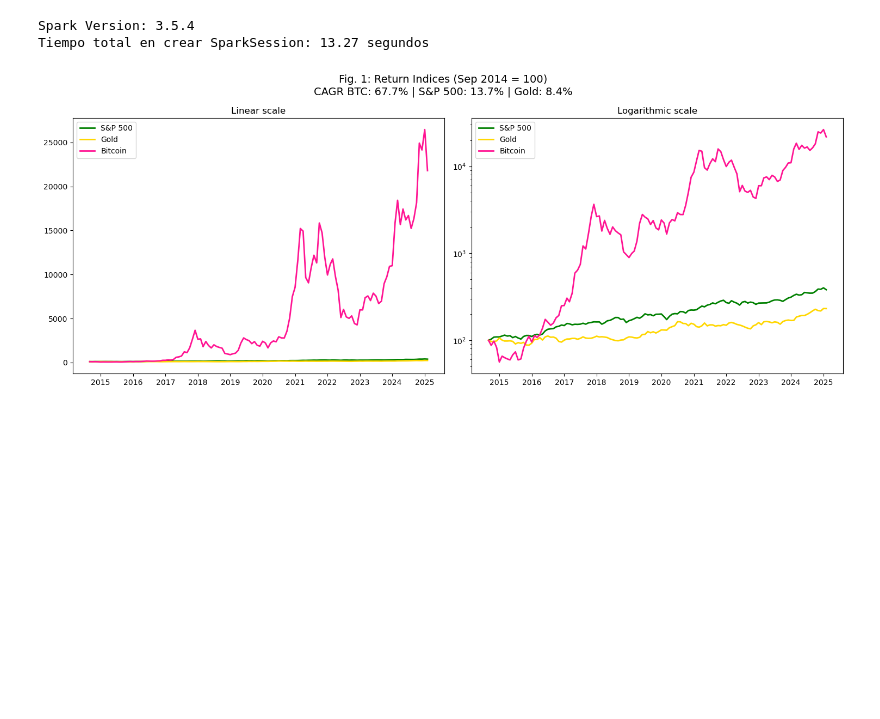
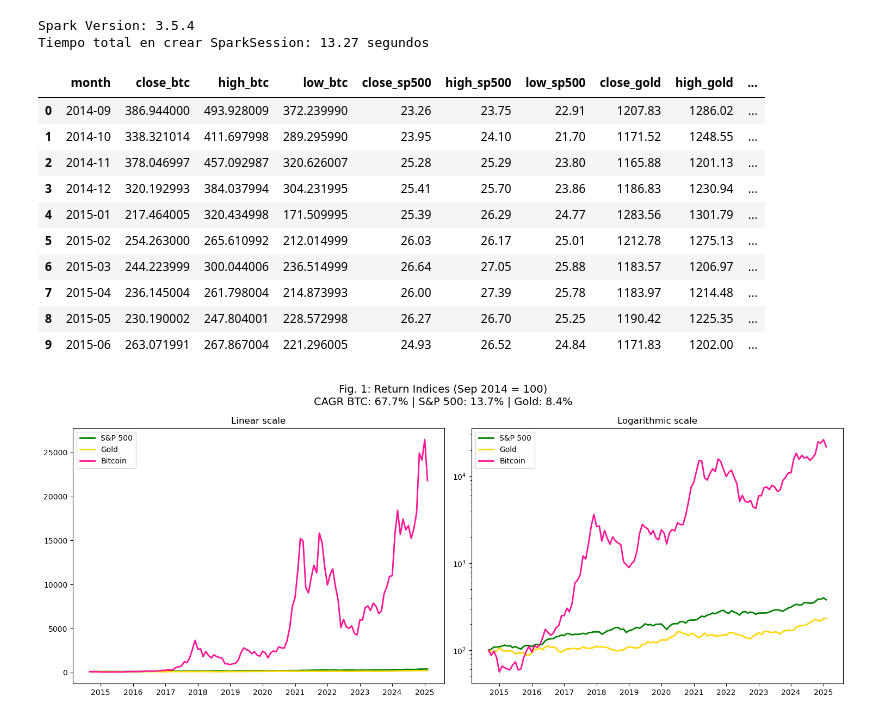
Before and after one commit to gj-goncalvescaldas/btc-3-asset-portfolio-extension, a Jupyter notebook: notebooks/03_study_replication_extended.ipynb, the cells around one changed output. Saved outputs shown, nothing was run; the diff lists cells and outputs as text; code cells hidden in the pictures; blank space fills up the shorter version.

```diff
--- a/notebooks/03_study_replication_extended.ipynb
+++ b/notebooks/03_study_replication_extended.ipynb
@@ -42,6 +42,20 @@ Spark Version: 3.5.4
 Tiempo total en crear SparkSession: 13.27 segundos
 # %%
 final_df_study = pd.read_csv("../data/final_df_extended.csv")
+
+final_df_study.head(10)
+# %% [output]
+|  | month | close_btc | high_btc | low_btc | close_sp500 | high_sp500 | low_sp500 | close_gold | high_gold | ... |
+| 0 | 2014-09 | 386.944000 | 493.928009 | 372.239990 | 23.26 | 23.75 | 22.91 | 1207.83 | 1286.02 | ... |
+| 1 | 2014-10 | 338.321014 | 411.697998 | 289.295990 | 23.95 | 24.10 | 21.70 | 1171.52 | 1248.55 | ... |
+| 2 | 2014-11 | 378.046997 | 457.092987 | 320.626007 | 25.28 | 25.29 | 23.80 | 1165.88 | 1201.13 | ... |
+| 3 | 2014-12 | 320.192993 | 384.037994 | 304.231995 | 25.41 | 25.70 | 23.86 | 1186.83 | 1230.94 | ... |
+| 4 | 2015-01 | 217.464005 | 320.434998 | 171.509995 | 25.39 | 26.29 | 24.77 | 1283.56 | 1301.79 | ... |
+| 5 | 2015-02 | 254.263000 | 265.610992 | 212.014999 | 26.03 | 26.17 | 25.01 | 1212.78 | 1275.13 | ... |
+| 6 | 2015-03 | 244.223999 | 300.044006 | 236.514999 | 26.64 | 27.05 | 25.88 | 1183.57 | 1206.97 | ... |
+| 7 | 2015-04 | 236.145004 | 261.798004 | 214.873993 | 26.00 | 27.39 | 25.78 | 1183.97 | 1214.48 | ... |
+| 8 | 2015-05 | 230.190002 | 247.804001 | 228.572998 | 26.27 | 26.70 | 25.25 | 1190.42 | 1225.35 | ... |
+| 9 | 2015-06 | 263.071991 | 267.867004 | 221.296005 | 24.93 | 26.52 | 24.84 | 1171.83 | 1202.00 | ... |
 # %%
 import pandas as pd
 import matplotlib.pyplot as plt
```
Also changed, not shown: parts of 2 cells of this notebook, 3 other files.
